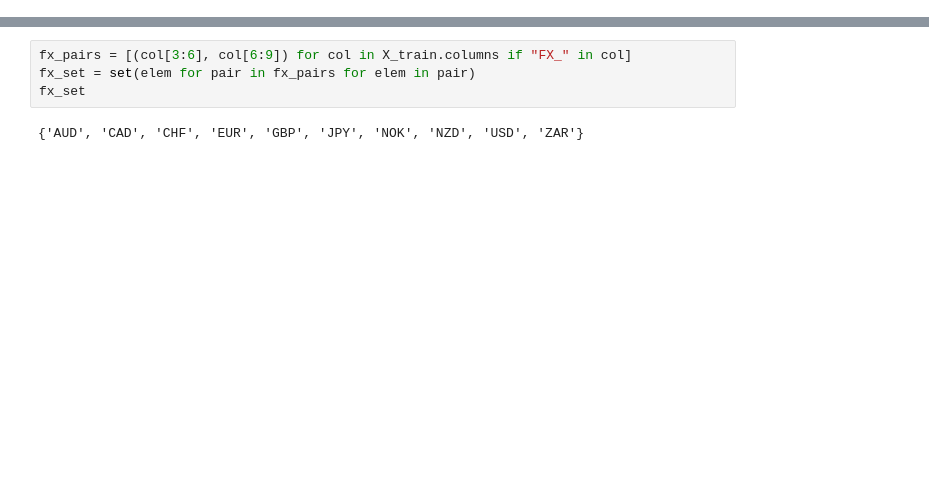
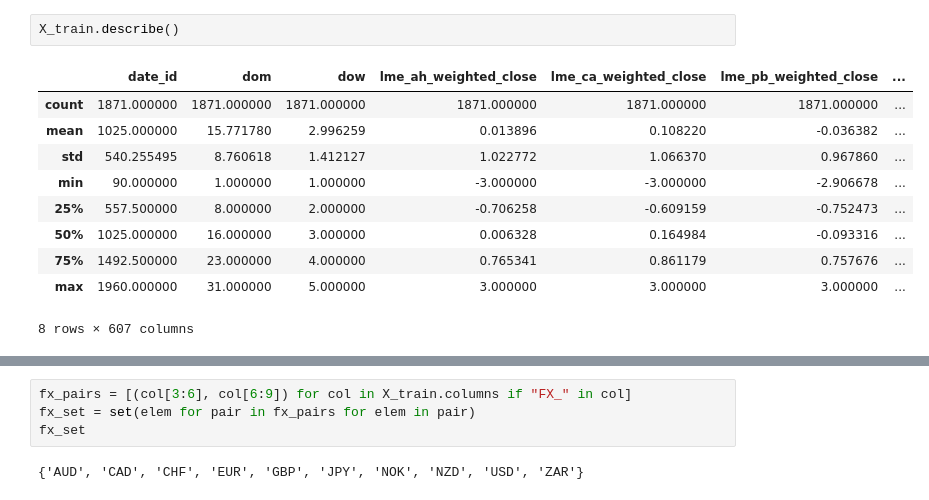
Before and after one commit to msh2481/commodity, a Jupyter notebook: eda.ipynb, the cells around one changed output, grey strips where cells are left out. Cells and saved outputs as stored; diff of their text form; blank space fills up the shorter version.

```diff
--- a/eda.ipynb
+++ b/eda.ipynb
@@ -17,0 +49,13 @@ print(target_pairs.shape)
+# %%
+X_train.describe()
+# %% [output]
+|  | date_id | dom | dow | lme_ah_weighted_close | lme_ca_weighted_close | lme_pb_weighted_close | ... |
+| count | 1871.000000 | 1871.000000 | 1871.000000 | 1871.000000 | 1871.000000 | 1871.000000 | ... |
+| mean | 1025.000000 | 15.771780 | 2.996259 | 0.013896 | 0.108220 | -0.036382 | ... |
+| std | 540.255495 | 8.760618 | 1.412127 | 1.022772 | 1.066370 | 0.967860 | ... |
+| min | 90.000000 | 1.000000 | 1.000000 | -3.000000 | -3.000000 | -2.906678 | ... |
+| 25% | 557.500000 | 8.000000 | 2.000000 | -0.706258 | -0.609159 | -0.752473 | ... |
+| 50% | 1025.000000 | 16.000000 | 3.000000 | 0.006328 | 0.164984 | -0.093316 | ... |
+| 75% | 1492.500000 | 23.000000 | 4.000000 | 0.765341 | 0.861179 | 0.757676 | ... |
+| max | 1960.000000 | 31.000000 | 5.000000 | 3.000000 | 3.000000 | 3.000000 | ... |
+8 rows × 607 columns
```
Also changed, not shown: parts of 14 cells of this notebook, 4 other files.
